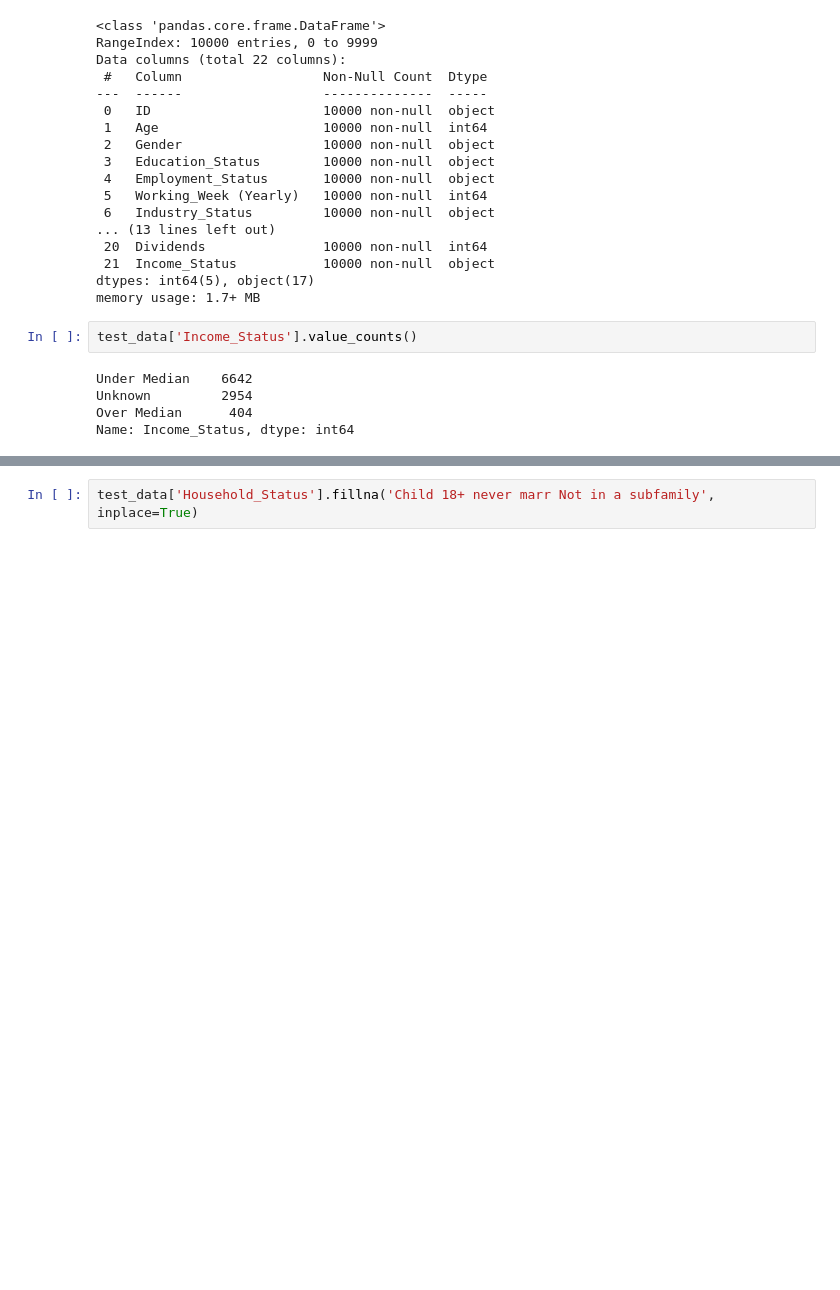
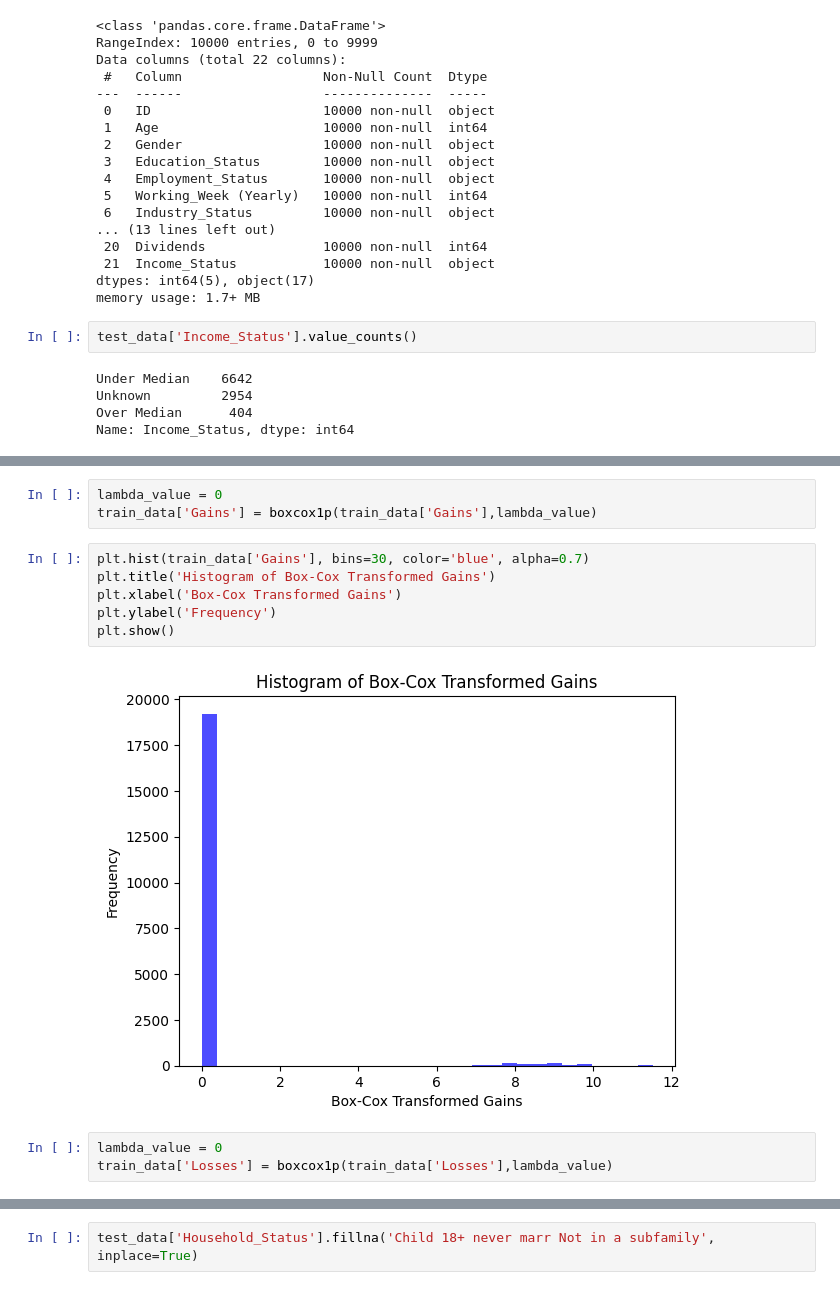
Before and after one commit to jinny908/Income-Prediction-AI-Hackathon, a Jupyter notebook: income-dacon.ipynb, the cells around one changed output, grey strips where cells are left out. Cells and saved outputs as stored; diff of their text form; blank space fills up the shorter version.

```diff
--- a/income-dacon.ipynb
+++ b/income-dacon.ipynb
@@ -221,0 +315,14 @@ train_data
+# %%
+lambda_value = 0
+train_data['Gains'] = boxcox1p(train_data['Gains'],lambda_value)
+# %%
+plt.hist(train_data['Gains'], bins=30, color='blue', alpha=0.7)
+plt.title('Histogram of Box-Cox Transformed Gains')
+plt.xlabel('Box-Cox Transformed Gains')
+plt.ylabel('Frequency')
+plt.show()
+# %% [output]
+[figure, added]
+# %%
+lambda_value = 0
+train_data['Losses'] = boxcox1p(train_data['Losses'],lambda_value)
```
Also changed, not shown: parts of 41 cells of this notebook.
